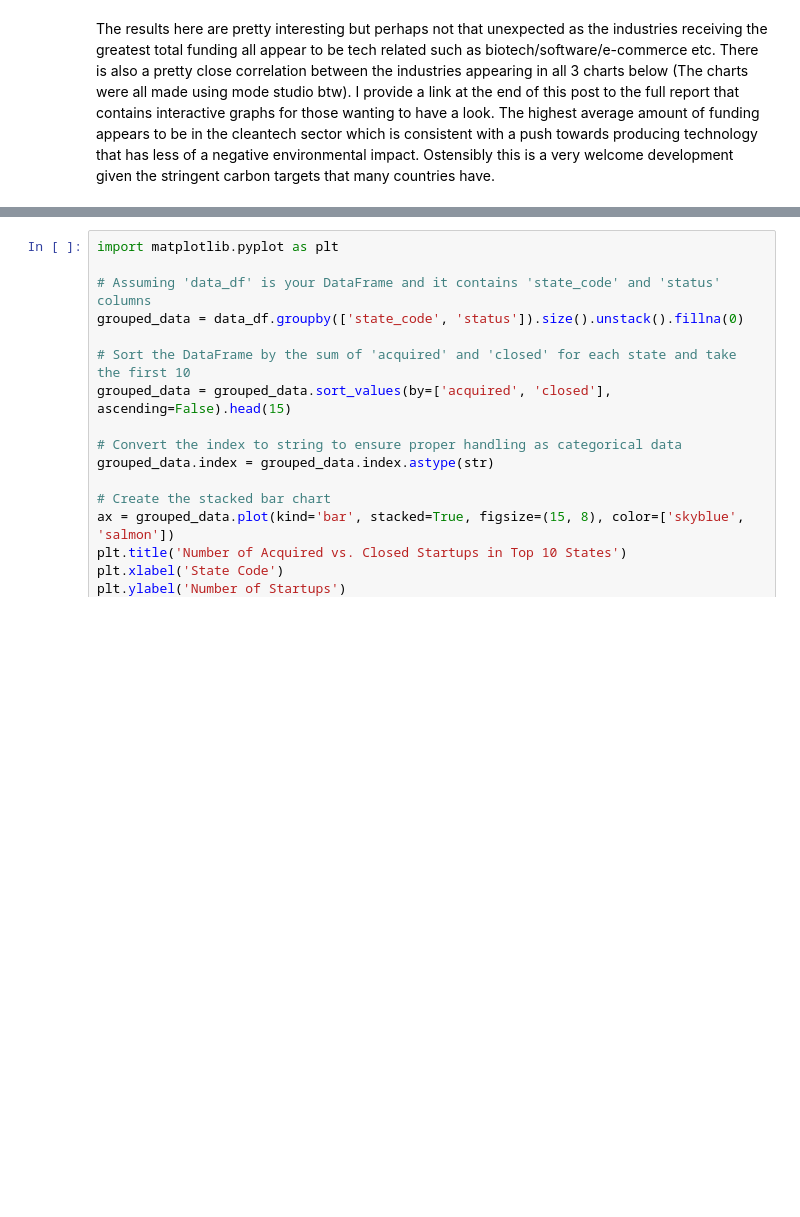
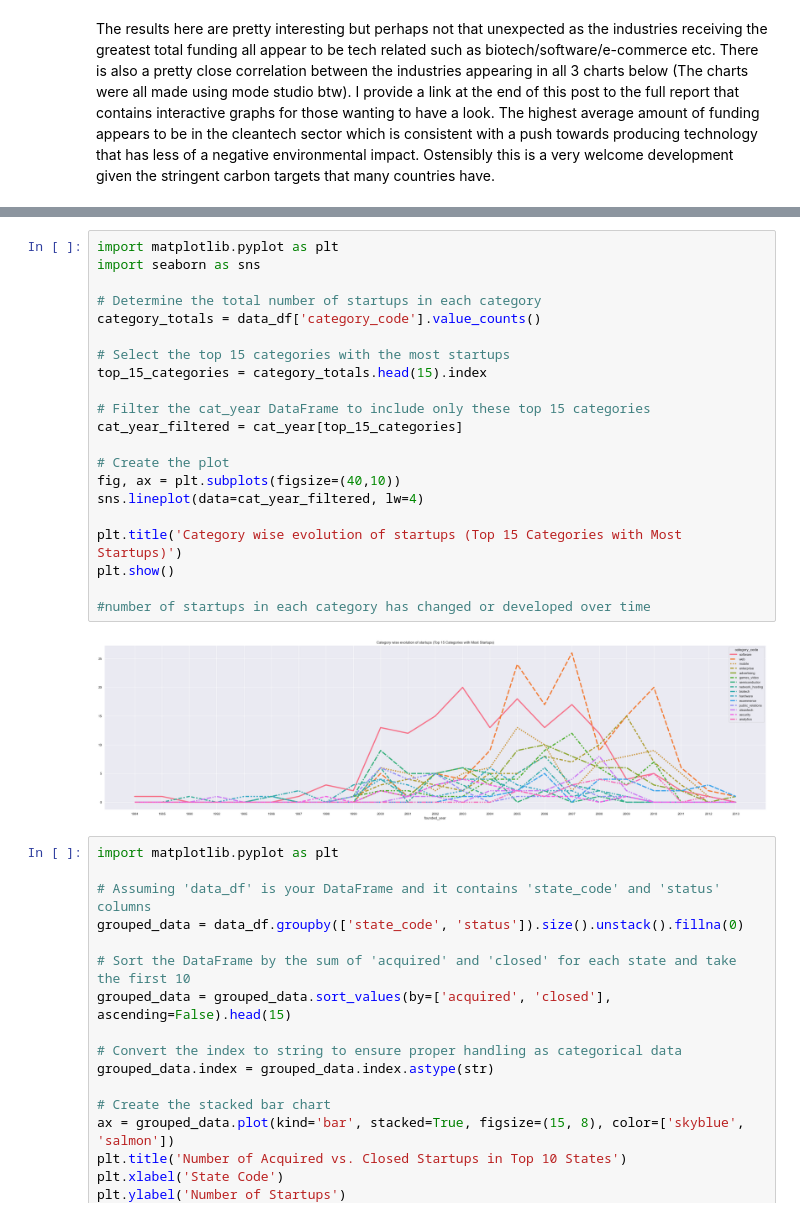
Before and after one commit to GabrielaArzateR/Predicting_startup_succes-, a Jupyter notebook: notebook/data_exploratio.ipynb, the cells around one changed output, grey strips where cells are left out. Drawn from its saved outputs; the diff is of its cells as text; blank space fills up the shorter version.

```diff
--- a/notebook/data_exploratio.ipynb
+++ b/notebook/data_exploratio.ipynb
@@ -94,3 +110,26 @@ The results here are pretty interesting but perhaps not that unexpected as the i
+# %%
+import matplotlib.pyplot as plt
+import seaborn as sns
+
+# Determine the total number of startups in each category
+category_totals = data_df['category_code'].value_counts()
+
+# Select the top 15 categories with the most startups
+top_15_categories = category_totals.head(15).index
+
+# Filter the cat_year DataFrame to include only these top 15 categories
+cat_year_filtered = cat_year[top_15_categories]
+
+# Create the plot
+fig, ax = plt.subplots(figsize=(40,10))
+sns.lineplot(data=cat_year_filtered, lw=4)
+
+plt.title('Category wise evolution of startups (Top 15 Categories with Most Startups)')
+plt.show()
+
+#number of startups in each category has changed or developed over time
+# %% [output]
+[figure, added]
 # %%
 import matplotlib.pyplot as plt
 
```
Also changed, not shown: parts of 19 cells of this notebook.
